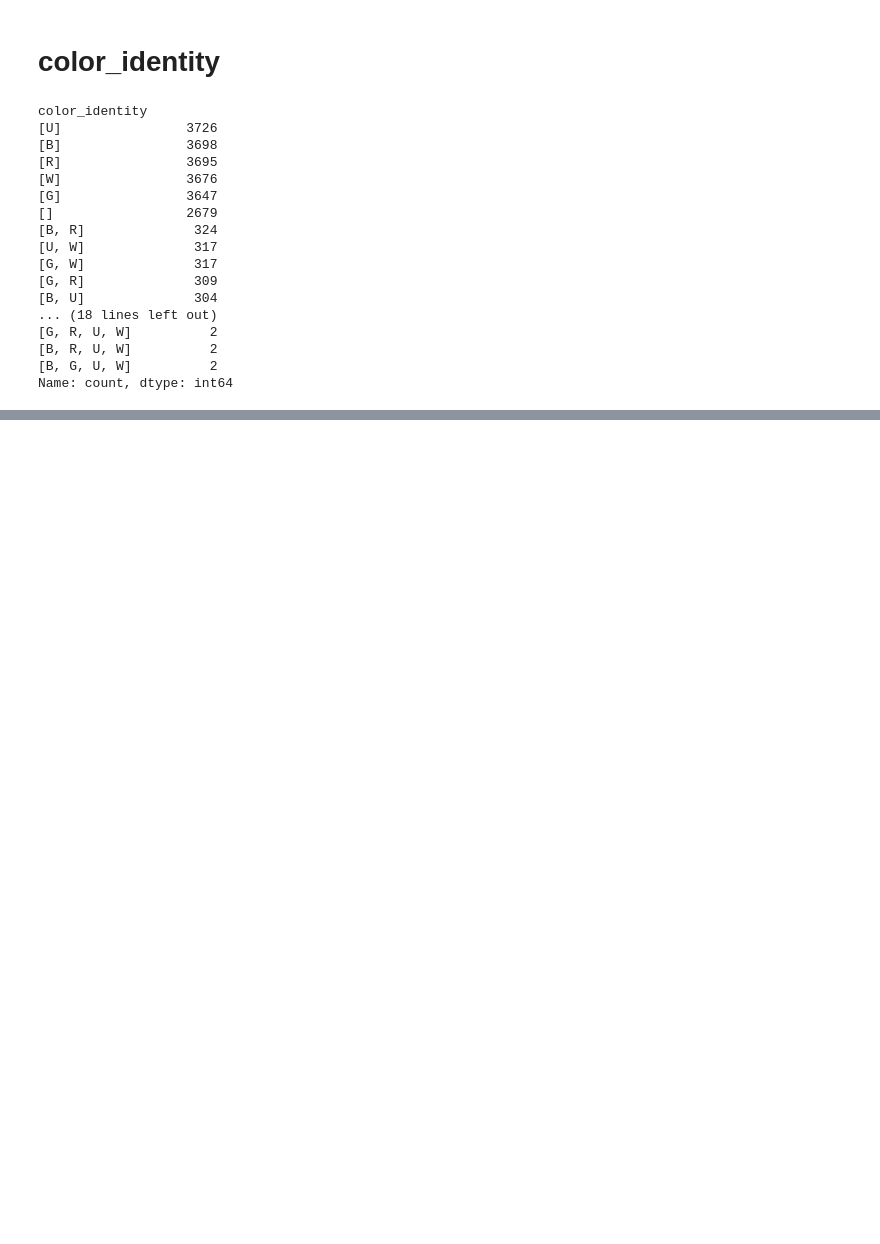
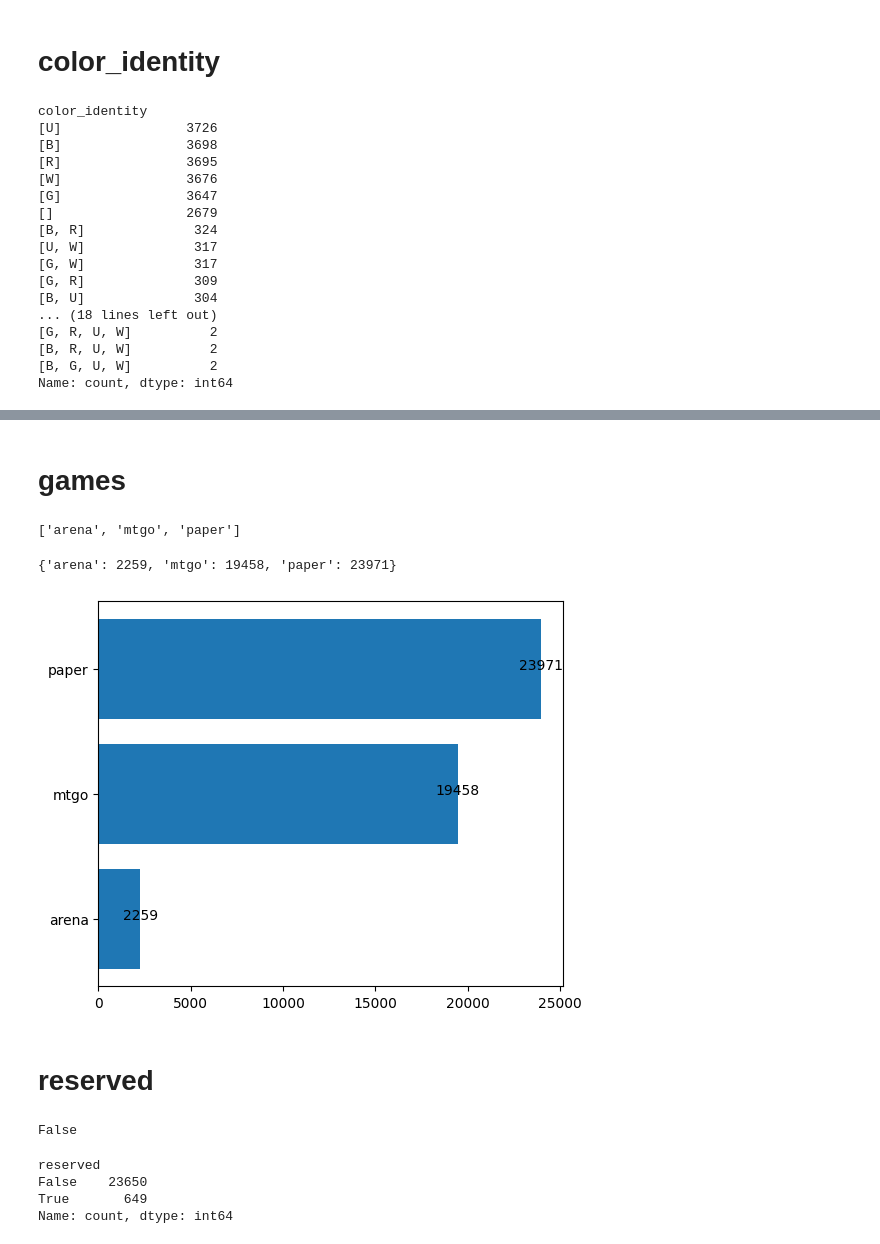
Before and after one commit to Mariodraghidicomodo/elaborato, a Jupyter notebook: progetto_data_scienze/codice/Some_Plots/Plot_final_df.ipynb, the cells around one changed output, grey strips where cells are left out. Drawn from its saved outputs; the diff is of its cells as text; code cells hidden in the pictures; blank space fills up the shorter version.

```diff
--- a/progetto_data_scienze/codice/Some_Plots/Plot_final_df.ipynb
+++ b/progetto_data_scienze/codice/Some_Plots/Plot_final_df.ipynb
@@ -388,0 +467,3 @@ final_clean_df[final_clean_df.power == '16']
+# %%
+x = list(lista_formats.values())
+x[1]
@@ -388,0 +480,43 @@ final_clean_df[final_clean_df.power == '16']
+# %% [markdown]
+# games
+# %%
+final_clean_df.games.iloc[30]
+# %% [output]
+['arena', 'mtgo', 'paper']
+# %%
+lista_wicp = {'arena':0,'mtgo':0,'paper':0}
+
+for indice, list_games in final_clean_df.games.items():
+    for x in list_games:
+        lista_wicp[x] += 1
+
+lista_wicp
+# %% [output]
+{'arena': 2259, 'mtgo': 19458, 'paper': 23971}
+# %%
+plt.figure(figsize=(6,5))
+plt.barh(np.arange(0,3),lista_wicp.values())
+plt.yticks(np.arange(0,3),lista_wicp.keys())
+addlabels_oriz(lista_wicp.keys(),list(lista_wicp.values()), limite=3000000)
+plt.show()
+# %% [output]
+[figure, added]
+# %% [markdown]
+# reserved
+# %%
+final_clean_df.reserved.iloc[30]
+# %% [output]
+False
+# %%
+reserved_true = final_clean_df[final_clean_df.reserved == True].shape[0]
+reserved_false = final_clean_df[final_clean_df.reserved == False].shape[0]
+lista_reserved_number = [reserved_true, reserved_false]
+lista_reserved_number
+
+#molto più semplice
+final_clean_df.reserved.value_counts()
+# %% [output]
+reserved
+False    23650
+True       649
+Name: count, dtype: int64
```
Also changed, not shown: parts of 28 cells of this notebook, 2 other files.
